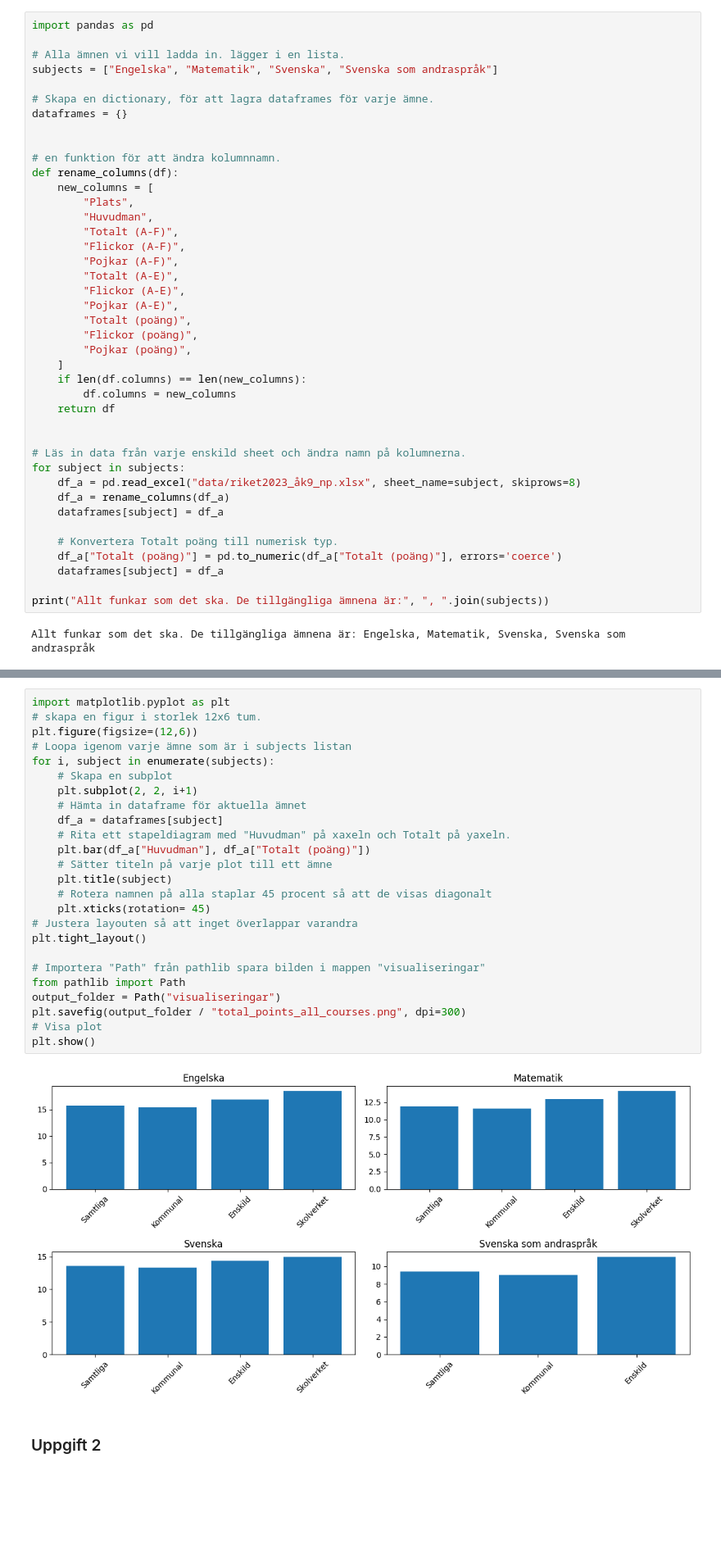
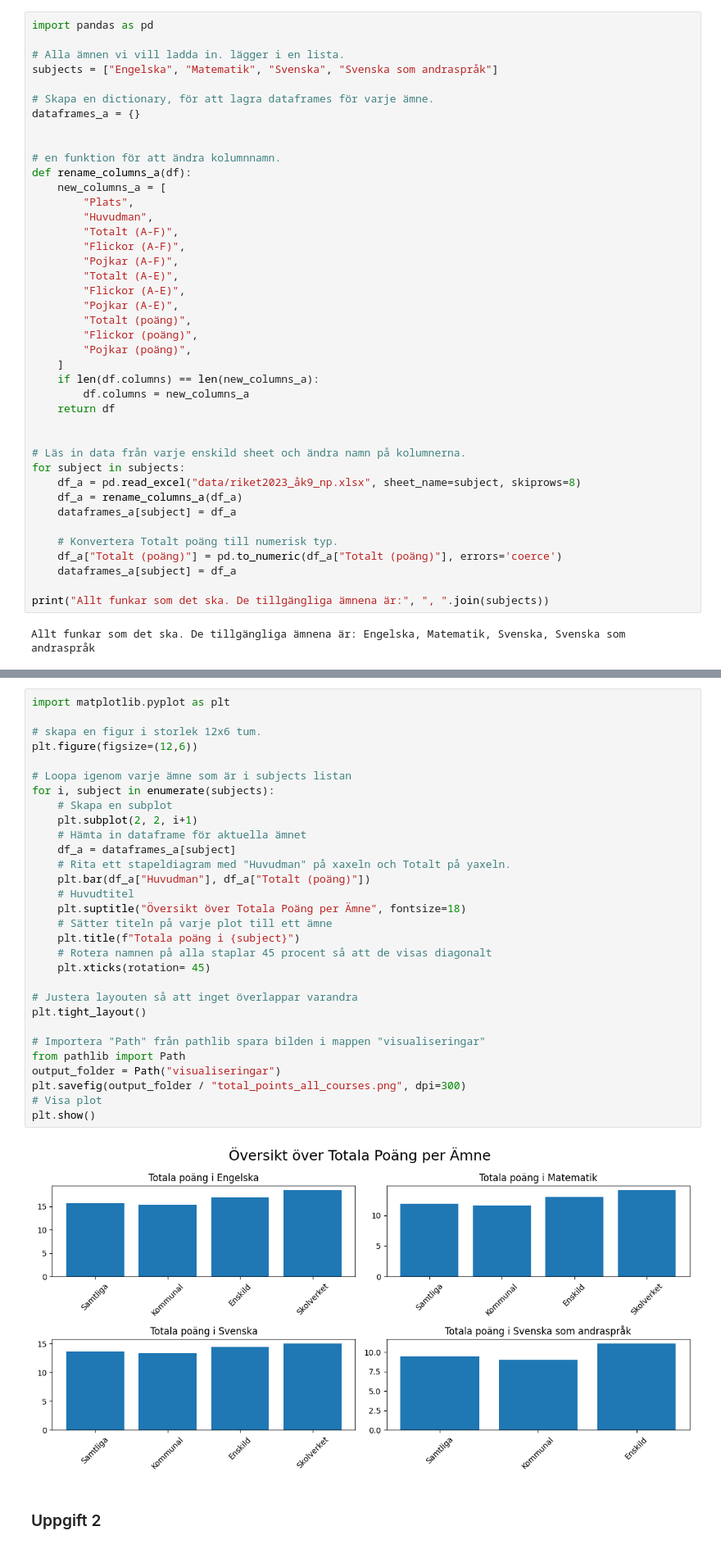
Before and after one commit to TonalLobster/Edwin_Madu_Lindblom_opa24, a Jupyter notebook: Labb2/labb2.ipynb, the cells around one changed output, grey strips where cells are left out. Shown: that part at 82% size. Drawn from its saved outputs; the diff is of its cells as text; blank space fills up the shorter version.

```diff
--- a/Labb2/labb2.ipynb
+++ b/Labb2/labb2.ipynb
@@ -9,12 +9,12 @@ import pandas as pd
 subjects = ["Engelska", "Matematik", "Svenska", "Svenska som andraspråk"]
 
 # Skapa en dictionary, för att lagra dataframes för varje ämne.
-dataframes = {}
+dataframes_a = {}
 
 
 # en funktion för att ändra kolumnnamn.
-def rename_columns(df):
-    new_columns = [
+def rename_columns_a(df):
+    new_columns_a = [
         "Plats",
         "Huvudman",
         "Totalt (A-F)",
@@ -27,20 +27,20 @@ def rename_columns(df):
         "Flickor (poäng)",
         "Pojkar (poäng)",
     ]
-    if len(df.columns) == len(new_columns):
-        df.columns = new_columns
+    if len(df.columns) == len(new_columns_a):
+        df.columns = new_columns_a
     return df
 
 
 # Läs in data från varje enskild sheet och ändra namn på kolumnerna.
 for subject in subjects:
     df_a = pd.read_excel("data/riket2023_åk9_np.xlsx", sheet_name=subject, skiprows=8)
-    df_a = rename_columns(df_a)
-    dataframes[subject] = df_a
+    df_a = rename_columns_a(df_a)
+    dataframes_a[subject] = df_a
 
     # Konvertera Totalt poäng till numerisk typ.
     df_a["Totalt (poäng)"] = pd.to_numeric(df_a["Totalt (poäng)"], errors='coerce')
-    dataframes[subject] = df_a
+    dataframes_a[subject] = df_a
 
 print("Allt funkar som det ska. De tillgängliga ämnena är:", ", ".join(subjects))
 # %% [output]
@@ -59,30 +59,35 @@ dataframes["Matematik"]
 | 3 | Riket | Skolverket | 50 | 25 | 25 | ~100 | ~100 | ... |
 # %%
 import matplotlib.pyplot as plt
+
 # skapa en figur i storlek 12x6 tum.
 plt.figure(figsize=(12,6))
+
 # Loopa igenom varje ämne som är i subjects listan
 for i, subject in enumerate(subjects):
     # Skapa en subplot
     plt.subplot(2, 2, i+1)
     # Hämta in dataframe för aktuella ämnet
-    df_a = dataframes[subject]
+    df_a = dataframes_a[subject]
     # Rita ett stapeldiagram med "Huvudman" på xaxeln och Totalt på yaxeln.
     plt.bar(df_a["Huvudman"], df_a["Totalt (poäng)"])
+    # Huvudtitel
+    plt.suptitle("Översikt över Totala Poäng per Ämne", fontsize=18)
     # Sätter titeln på varje plot till ett ämne
-    plt.title(subject)
+    plt.title(f"Totala poäng i {subject}")
     # Rotera namnen på alla staplar 45 procent så att de visas diagonalt
     plt.xticks(rotation= 45)
+
 # Justera layouten så att inget överlappar varandra
 plt.tight_layout()
 
 # Importera "Path" från pathlib spara bilden i mappen "visualiseringar"
 from pathlib import Path
 output_folder = Path("visualiseringar")
 plt.savefig(output_folder / "total_points_all_courses.png", dpi=300)
 # Visa plot
 plt.show()
 # %% [output]
-[figure, old version]
+[figure, new version]
 # %% [markdown]
 ### Uppgift 2
```
Also changed, not shown: parts of 1 cell of this notebook, 1 other file.
